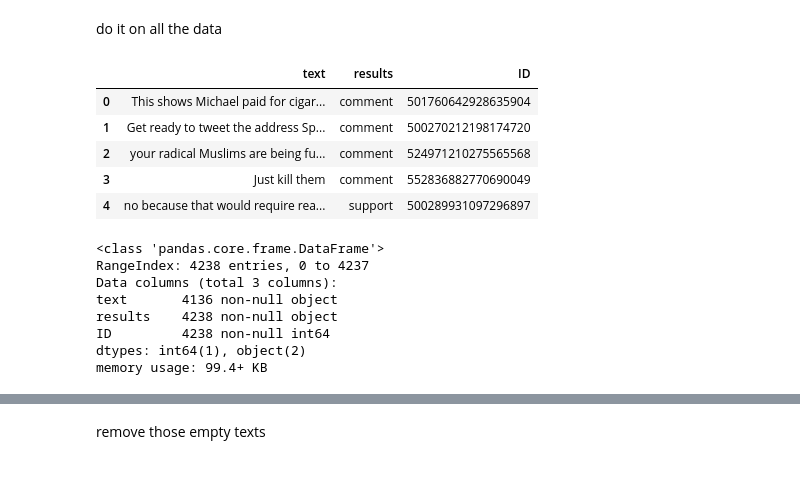
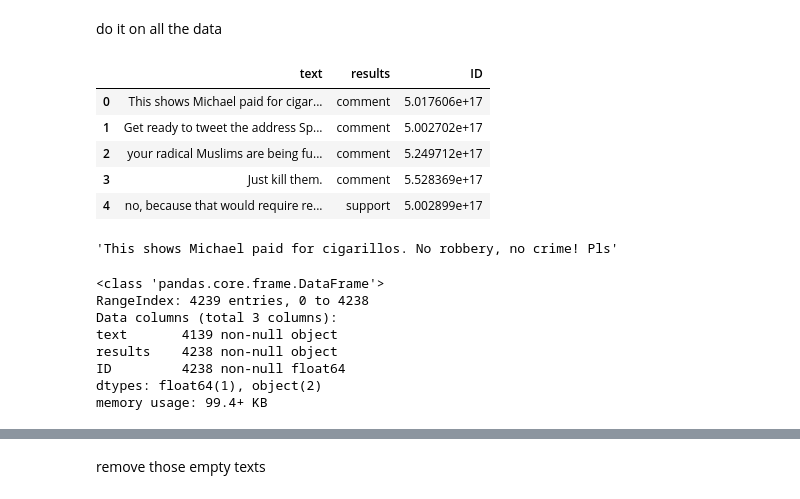
Before and after one commit to NicoleLam/NLP-text-classification, a Jupyter notebook: task_A.ipynb, the cells around one changed output, grey strips where cells are left out. Cells and saved outputs as stored; diff of their text form; code cells hidden in the pictures.

Commit message:
Add files via upload
redo the cleansing, without removing punctuation, only remove the hashtags

```diff
--- a/task_A.ipynb
+++ b/task_A.ipynb
@@ -231,5 +228,5 @@ do it on all the data
 # %%
 clean_tweet_texts1 = []
 for i in htmldata['text']:
-    clean_tweet_texts1.append(re.sub(' RT', ' ',p.clean(i)))
+    clean_tweet_texts1.append(re.sub(' RT|#', '',p.clean(i))) #remove 'RT' and hashtags
 # %%
@@ -239,17 +236,19 @@ for i in clean_tweet_texts1:
 # %%
-clean_tweet_texts2_df = pd.DataFrame(clean_tweet_texts2,columns=['text'])
+clean_tweet_texts2_df = pd.DataFrame(clean_tweet_texts1,columns=['text'])
 clean_tweet_texts2_df['results'] = htmldata['results']
 clean_tweet_texts2_df['ID'] = htmldata['ID']
 clean_tweet_texts2_df.head()
 # %% [output]
 |  | text | results | ID |
-| 0 | This shows Michael paid for cigar... | comment | 501760642928635904 |
-| 1 | Get ready to tweet the address Sp... | comment | 500270212198174720 |
-| 2 | your radical Muslims are being fu... | comment | 524971210275565568 |
-| 3 | Just kill them | comment | 552836882770690049 |
-| 4 | no because that would require rea... | support | 500289931097296897 |
+| 0 | This shows Michael paid for cigar... | comment | 5.017606e+17 |
+| 1 | Get ready to tweet the address Sp... | comment | 5.002702e+17 |
+| 2 | your radical Muslims are being fu... | comment | 5.249712e+17 |
+| 3 | Just kill them. | comment | 5.528369e+17 |
+| 4 | no, because that would require re... | support | 5.002899e+17 |
 # %%
 clean_tweet_texts2_df['text'].iloc[0]
+# %% [output]
+'This shows Michael paid for cigarillos. No robbery, no crime! Pls'
 # %%
 clean_tweet_texts2_df.to_csv('clean_trainingdata.csv', index = None)
 # %%
@@ -260,12 +259,12 @@ df = clean_tweet_texts2_df
 df.info()
 # %% [output]
 <class 'pandas.core.frame.DataFrame'>
-RangeIndex: 4238 entries, 0 to 4237
+RangeIndex: 4239 entries, 0 to 4238
 Data columns (total 3 columns):
-text       4136 non-null object
+text       4139 non-null object
 results    4238 non-null object
-ID         4238 non-null int64
-dtypes: int64(1), object(2)
+ID         4238 non-null float64
+dtypes: float64(1), object(2)
 memory usage: 99.4+ KB
 # %%
 df[df.isnull().any(axis=1)]
```
Also changed, not shown: parts of 25 cells of this notebook.
